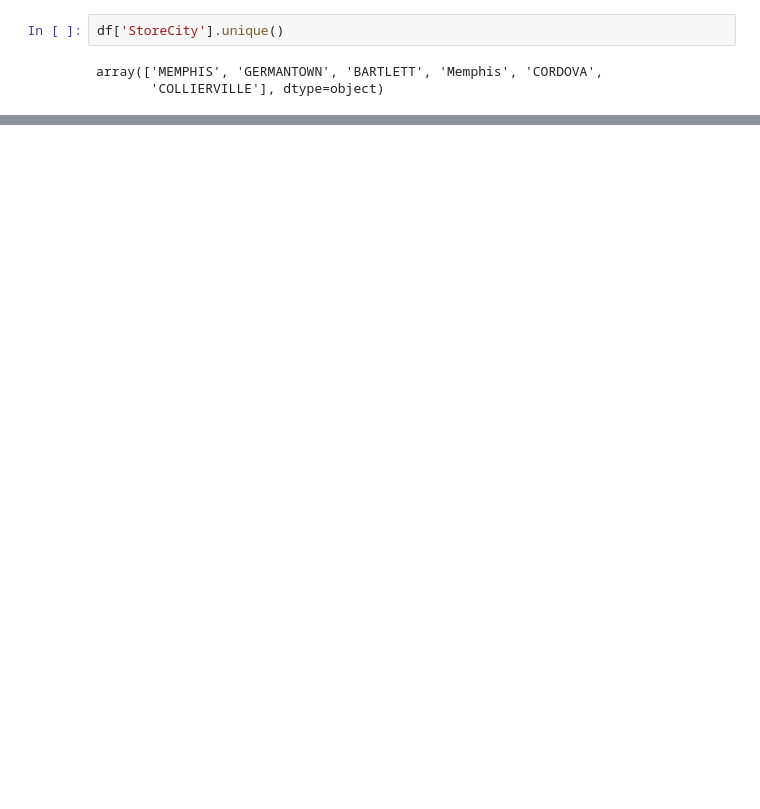
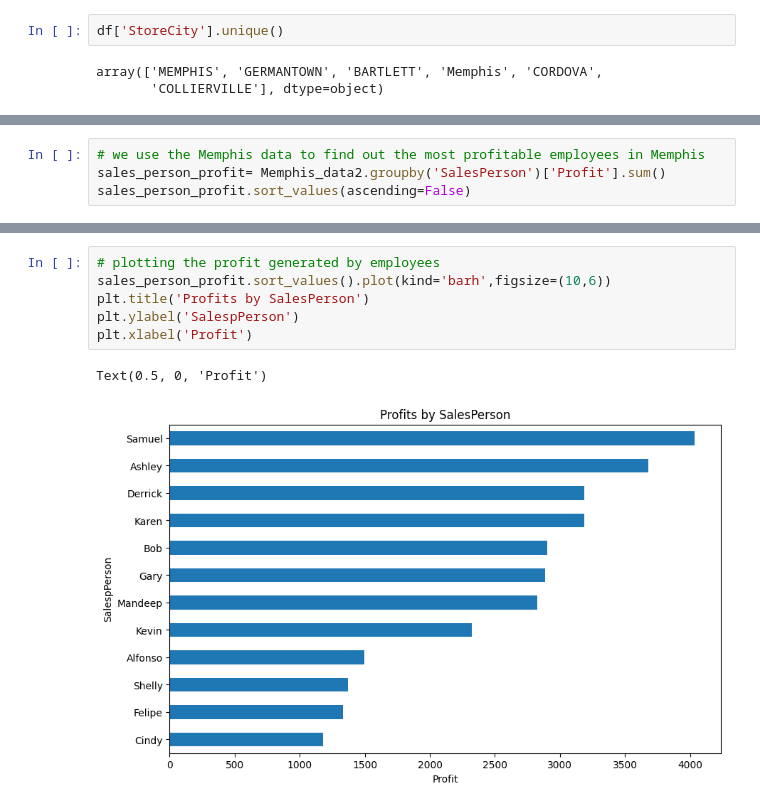
Before and after one commit to Gedion-Sang/Python_EDA_Projects, a Jupyter notebook: Foot_Locker_EDA/foot_locker.ipynb, the cells around one changed output, grey strips where cells are left out. Drawn from its saved outputs; the diff is of its cells as text; blank space fills up the shorter version.

```diff
--- a/Foot_Locker_EDA/foot_locker.ipynb
+++ b/Foot_Locker_EDA/foot_locker.ipynb
@@ -117,0 +222,4 @@ array(['MEM1', 'MEM2', 'GER3', ..., 'GER1498', 'MEM1499', 'BAR1500'],
+# %%
+# we use the Memphis data to find out the most profitable employees in Memphis
+sales_person_profit= Memphis_data2.groupby('SalesPerson')['Profit'].sum()
+sales_person_profit.sort_values(ascending=False)
@@ -117,0 +241,9 @@ array(['MEM1', 'MEM2', 'GER3', ..., 'GER1498', 'MEM1499', 'BAR1500'],
+# %%
+# plotting the profit generated by employees
+sales_person_profit.sort_values().plot(kind='barh',figsize=(10,6))
+plt.title('Profits by SalesPerson')
+plt.ylabel('SalespPerson')
+plt.xlabel('Profit')
+# %% [output]
+Text(0.5, 0, 'Profit')
+[figure, added]
```
Also changed, not shown: parts of 30 cells of this notebook.
